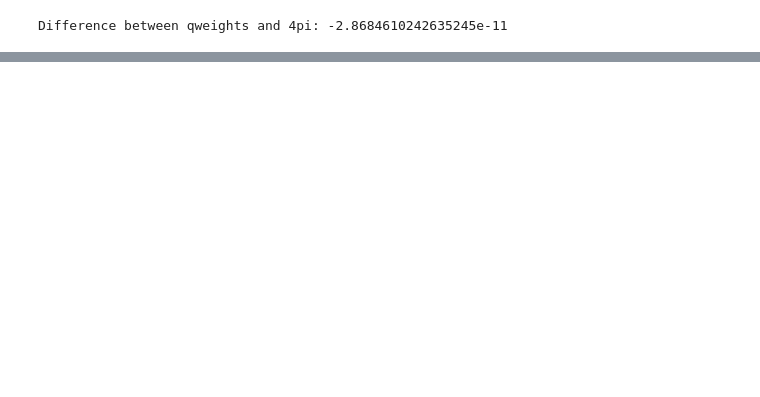
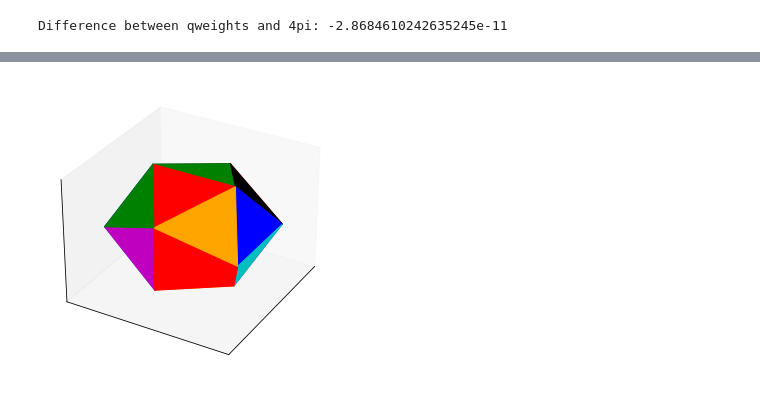
Before and after one commit to camminady/PlatonicSolidsQuadratures, a Jupyter notebook: test.ipynb, the cells around one changed output, grey strips where cells are left out. Drawn from its saved outputs; the diff is of its cells as text; code cells hidden in the pictures; blank space fills up the shorter version.

```diff
--- a/test.ipynb
+++ b/test.ipynb
@@ -41,0 +46,28 @@ plt.show()
+# %%
+fig = plt.figure()
+ax = Axes3D(fig)
+cmap = matplotlib.cm.get_cmap('plasma')
+
+weights -= np.min(weights)
+weights /= np.max(weights)
+nneighbours = [int(sum(neighbours[i,:]>=0)) for i in range(neighbours.shape[0])]
+colors = ["r","g","b","k","c","m","r","orange",]
+for i in range(faces.shape[0]):
+    x = [vertices[faces[i,k],0] for k in range(3)]
+    y = [vertices[faces[i,k],1] for k in range(3)]
+    z = [vertices[faces[i,k],2] for k in range(3)]
+
+    verts = [list(zip(x,y,z))]
+    ax.add_collection3d(Poly3DCollection(verts,color = colors[i%8]))
+
+ax.set_xlim([-1,1])
+ax.set_ylim([-1,1])
+ax.set_zlim([-1,1])
+ax.view_init(30, 30)
+ax.set_xticks([])
+ax.set_yticks([])
+ax.set_zticks([])
+
+plt.savefig("ico.pdf")
+# %% [output]
+[figure, added]
```
Also changed, not shown: parts of 1 cell of this notebook, 2 other files.
